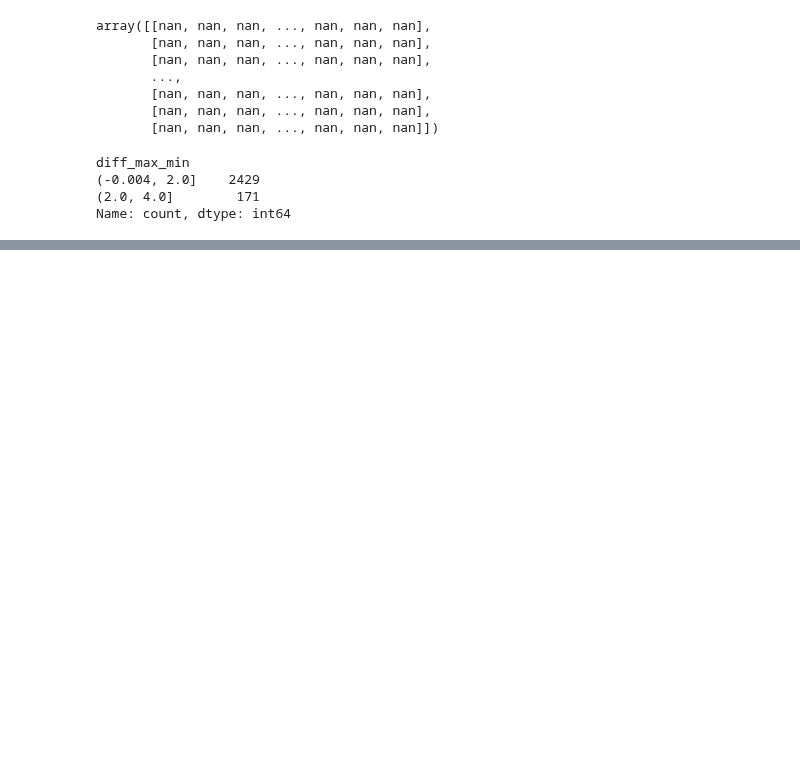
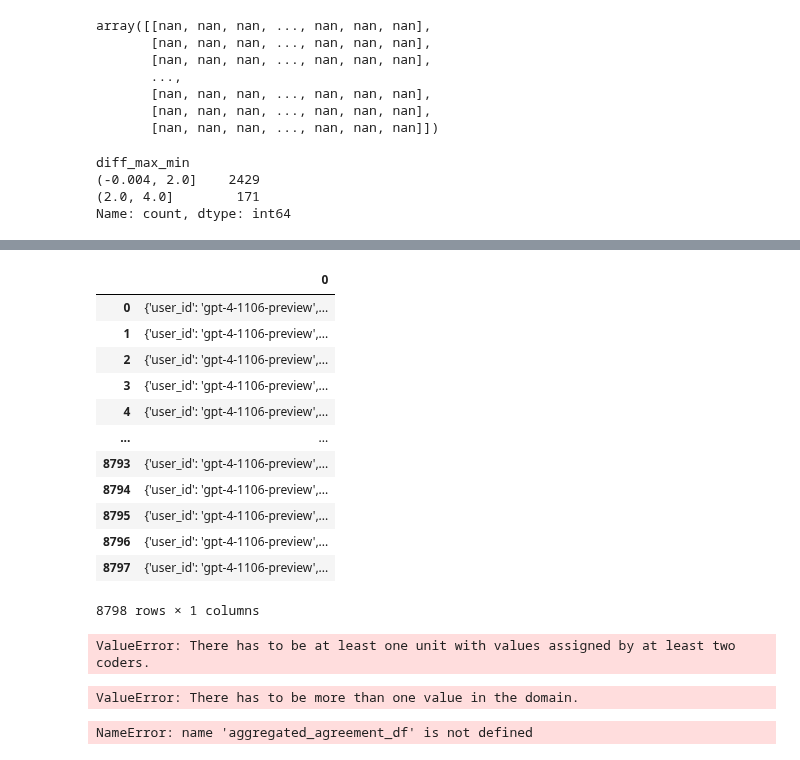
Before and after one commit to argilla-io/distilabel-workbench, a Jupyter notebook: dibt/notebooks/IAA_prompt_collective.ipynb, the cells around one changed output, grey strips where cells are left out. Drawn from its saved outputs; the diff is of its cells as text; code cells hidden in the pictures; blank space fills up the shorter version.

```diff
--- a/dibt/notebooks/IAA_prompt_collective.ipynb
+++ b/dibt/notebooks/IAA_prompt_collective.ipynb
@@ -274,0 +368,27 @@ Name: count, dtype: int64
+# %%
+pd.DataFrame(grouped_df["synth_quality"].explode().values)
+# %% [output]
+|  | 0 |
+| 0 | {'user_id': 'gpt-4-1106-preview',... |
+| 1 | {'user_id': 'gpt-4-1106-preview',... |
+| 2 | {'user_id': 'gpt-4-1106-preview',... |
+| 3 | {'user_id': 'gpt-4-1106-preview',... |
+| 4 | {'user_id': 'gpt-4-1106-preview',... |
+| ... | ... |
+| 8793 | {'user_id': 'gpt-4-1106-preview',... |
+| 8794 | {'user_id': 'gpt-4-1106-preview',... |
+| 8795 | {'user_id': 'gpt-4-1106-preview',... |
+| 8796 | {'user_id': 'gpt-4-1106-preview',... |
+| 8797 | {'user_id': 'gpt-4-1106-preview',... |
+8798 rows × 1 columns
+# %%
+import numpy as np
+
+reliability_data = prepare_reliability_data(grouped_df["synth_quality"])
+alpha_score = krippendorff.alpha(
+    reliability_data=reliability_data,
+    level_of_measurement="ordinal",
+)
+print(alpha_score)
+# %% [output]
+ValueError: There has to be at least one unit with values assigned by at least two coders.
@@ -274,0 +457,18 @@ Name: count, dtype: int64
+# %%
+raters = df.synth_model.unique().tolist() + ["human"]
+aggregated_agreement_df = aggregate_agreements(grouped_df, raters)
+# %% [output]
+ValueError: There has to be more than one value in the domain.
+# %%
+import seaborn as sns
+
+sns.barplot(
+    data=aggregated_agreement_df.loc[aggregated_agreement_df.rating > 0],
+    x="rating",
+    y="human_alpha",
+    hue="rater",
+    # horizontal orientation
+    orient="v",
+)
+# %% [output]
+NameError: name 'aggregated_agreement_df' is not defined
```
Also changed, not shown: parts of 18 cells of this notebook.
